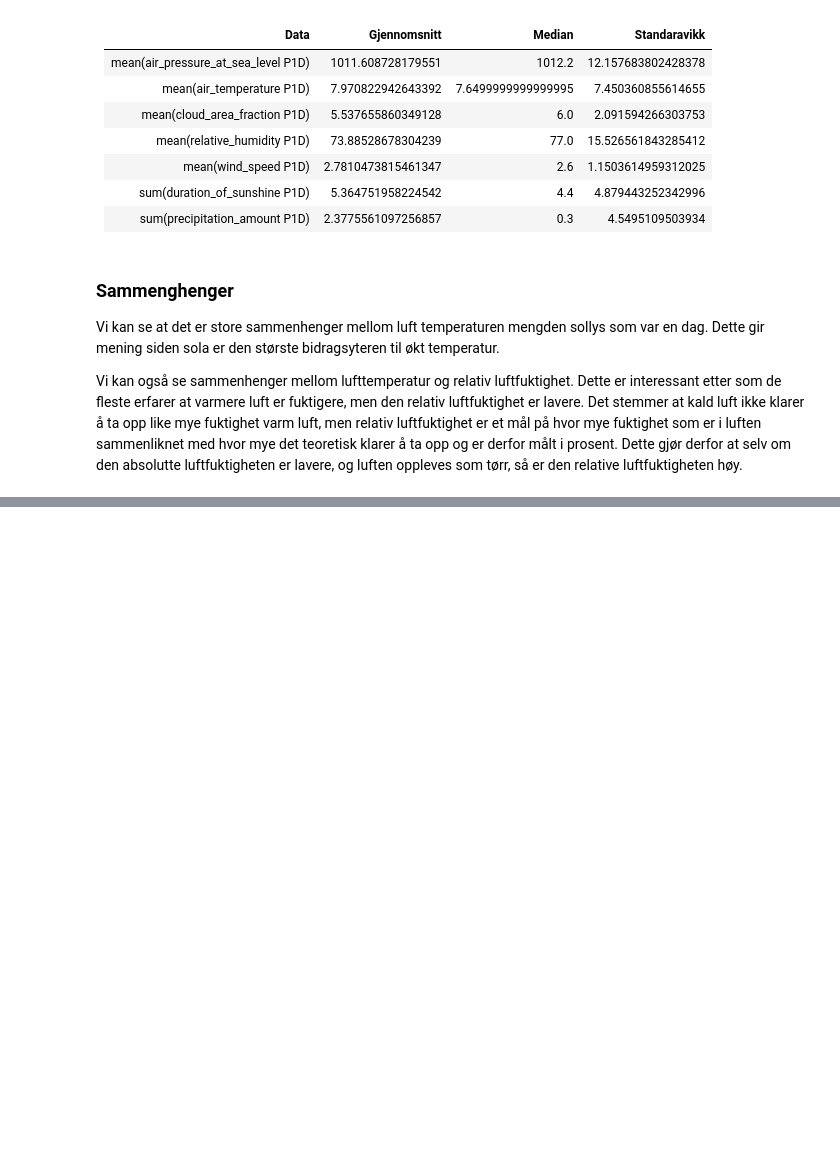
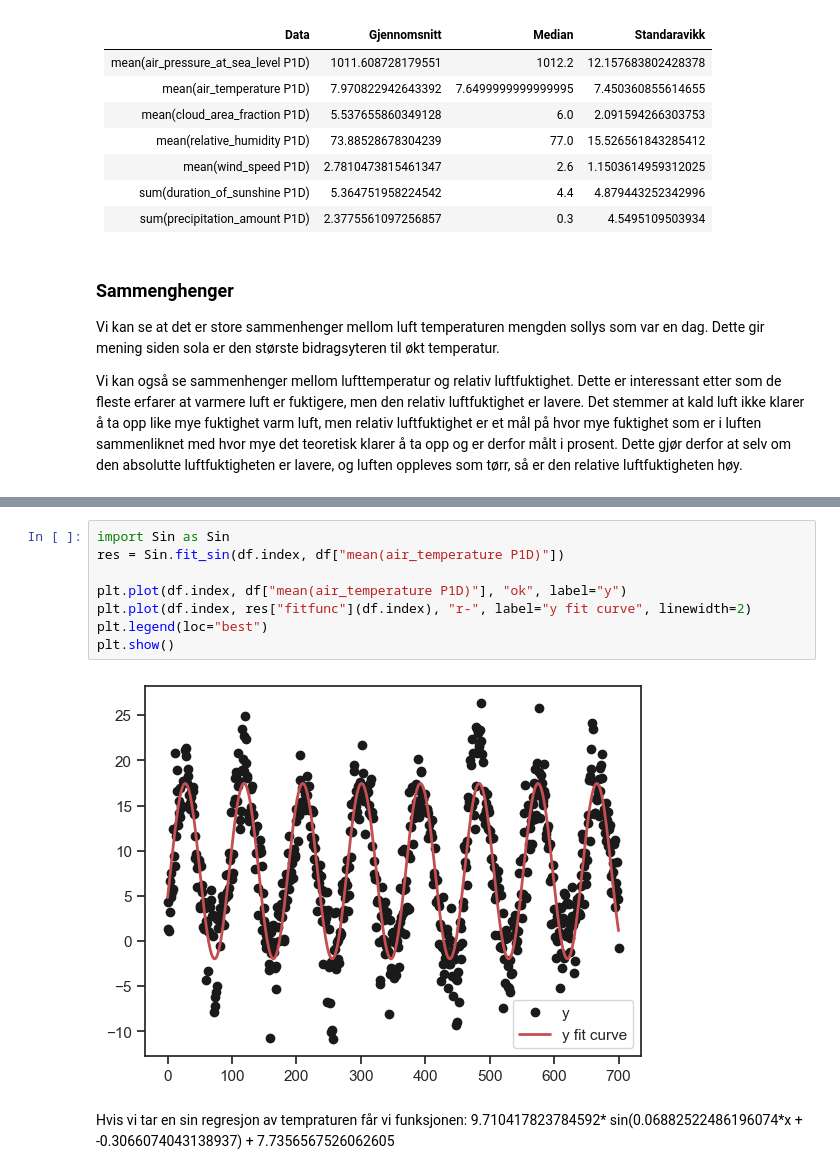
Before and after one commit to Vorckea/ProgPro1, a Jupyter notebook: ProgPro.ipynb, the cells around one changed output, grey strips where cells are left out. Drawn from its saved outputs; the diff is of its cells as text; blank space fills up the shorter version.

```diff
--- a/ProgPro.ipynb
+++ b/ProgPro.ipynb
@@ -170 +172,13 @@ Data retrieved
 [figure]
+# %%
+import Sin as Sin
+res = Sin.fit_sin(df.index, df["mean(air_temperature P1D)"])
+
+plt.plot(df.index, df["mean(air_temperature P1D)"], "ok", label="y")
+plt.plot(df.index, res["fitfunc"](df.index), "r-", label="y fit curve", linewidth=2)
+plt.legend(loc="best")
+plt.show()
+# %% [output]
+[figure, added]
+# %% [markdown]
+Hvis vi tar en sin regresjon av tempraturen får vi funksjonen: 9.710417823784592* sin(0.06882522486196074*x + -0.3066074043138937) + 7.7356567526062605
```
Also changed, not shown: parts of 4 cells of this notebook, 2 other files.
